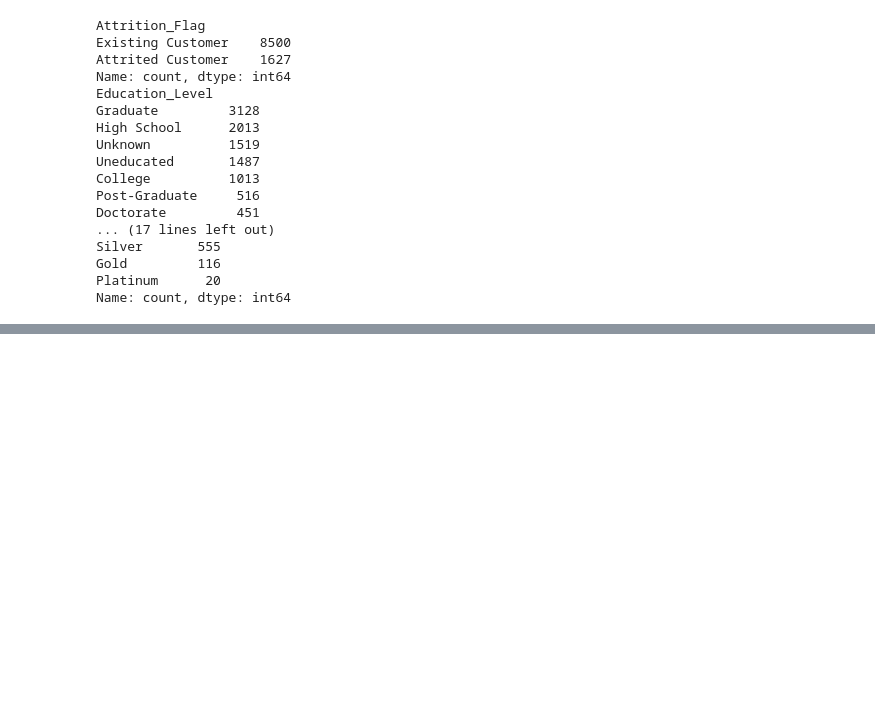
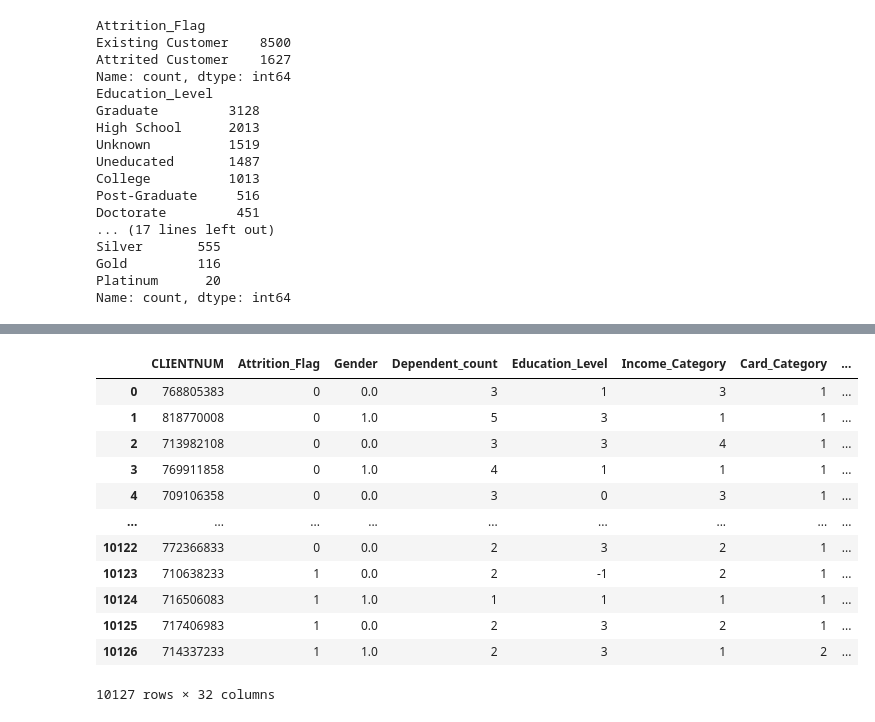
Before and after one commit to vineeethh/credit-card-churn, a Jupyter notebook: Notebook/_002_Exploratory_Data_Analysis_.ipynb, the cells around one changed output, grey strips where cells are left out. Drawn from its saved outputs; the diff is of its cells as text; code cells hidden in the pictures; blank space fills up the shorter version.

```diff
--- a/Notebook/_002_Exploratory_Data_Analysis_.ipynb
+++ b/Notebook/_002_Exploratory_Data_Analysis_.ipynb
@@ -19,4 +26,0 @@ data.head()
-# %%
-#Removing CLIENTNUM
-data.drop(['CLIENTNUM'], axis=1, inplace=True)
-data.shape
@@ -81,9 +268,4 @@ data['Card_Category'] = data['Card_Category'].map({
 # %%
-#Usinng pandas converting Categorical variable to dummies
-dummies = pd.get_dummies(data['Marital_Status'], drop_first=True)
-dummies = dummies.astype(int)
-dummies
-# Concatenate the dummies with the original dataframe
-data = pd.concat([data, dummies], axis= 1)
-# Drop the original 'Marital_Status' column
+dummies = pd.get_dummies(data['Marital_Status'])
+data = pd.concat([data, dummies], axis=1)
 data.drop(['Marital_Status'], axis=1, inplace=True)
@@ -90,14 +305,10 @@ data.drop(['Marital_Status'], axis=1, inplace=True)
 # %%
-import pandas as pd
-import numpy as np
-
 # Binning Age
 age_bins = [0, 30, 40, 50, 60, np.inf]
 age_labels = ['Under 30', '30-40', '40-50', '50-60', '60+']
 data['Customer_Age_Binned'] = pd.cut(data['Customer_Age'], bins=age_bins, labels=age_labels)
-
-# Creating dummy variables for Age_Binned
 age_dummies = pd.get_dummies(data['Customer_Age_Binned'], prefix='Age')
 
 # Adding the dummy variables to the original DataFrame
 data = pd.concat([data, age_dummies], axis=1)
+data.drop(['Customer_Age', 'Customer_Age_Binned'], axis=1, inplace=True)
@@ -104,26 +364,23 @@ data = pd.concat([data, age_dummies], axis=1)
 # %%
-import pandas as pd
-import numpy as np
-
-
-# Binning Total_Trans_Amt
 trans_amt_bins = [0, 1000, 5000, 10000, np.inf]
 trans_amt_labels = ['Low', 'Medium', 'High', 'Very High']
 data['Total_Trans_Amt_Binned'] = pd.cut(data['Total_Trans_Amt'], bins=trans_amt_bins, labels=trans_amt_labels)
-
-# Binning Avg_Open_To_Buy
-open_to_buy_bins = [0, 5000, 15000, 30000, np.inf]
-open_to_buy_labels = ['Low', 'Medium', 'High', 'Very High']
-data['Avg_Open_To_Buy_Binned'] = pd.cut(data['Avg_Open_To_Buy'], bins=open_to_buy_bins, labels=open_to_buy_labels)
-
-# Binning Total_Revolving_Bal
-revolving_bal_bins = [0, 500, 1500, 3000, np.inf]
-revolving_bal_labels = ['Low', 'Medium', 'High', 'Very High']
-data['Total_Revolving_Bal_Binned'] = pd.cut(data['Total_Revolving_Bal'], bins=revolving_bal_bins, labels=revolving_bal_labels)
-
-# Creating dummy variables for all binned columns
-dummies = pd.get_dummies(data[['Total_Trans_Amt_Binned', 'Avg_Open_To_Buy_Binned',
-                               'Total_Revolving_Bal_Binned']])
-
+Total_Trans_Amt_dummies = pd.get_dummies(data['Total_Trans_Amt_Binned'], prefix = 'Total_Trans_Amt_Binned')
 # Adding the dummy variables to the original DataFrame
-data = pd.concat([data, dummies], axis=1)
+data = pd.concat([data, Total_Trans_Amt_dummies], axis = 1  )
+# # Binning Avg_Open_To_Buy
+data.drop(columns='Total_Trans_Amt_Binned')
+# %% [output]
+|  | CLIENTNUM | Attrition_Flag | Gender | Dependent_count | Education_Level | Income_Category | Card_Category | ... |
+| 0 | 768805383 | 0 | 0.0 | 3 | 1 | 3 | 1 | ... |
+| 1 | 818770008 | 0 | 1.0 | 5 | 3 | 1 | 1 | ... |
+| 2 | 713982108 | 0 | 0.0 | 3 | 3 | 4 | 1 | ... |
+| 3 | 769911858 | 0 | 1.0 | 4 | 1 | 1 | 1 | ... |
+| 4 | 709106358 | 0 | 0.0 | 3 | 0 | 3 | 1 | ... |
+| ... | ... | ... | ... | ... | ... | ... | ... | ... |
+| 10122 | 772366833 | 0 | 0.0 | 2 | 3 | 2 | 1 | ... |
+| 10123 | 710638233 | 1 | 0.0 | 2 | -1 | 2 | 1 | ... |
+| 10124 | 716506083 | 1 | 1.0 | 1 | 1 | 1 | 1 | ... |
+| 10125 | 717406983 | 1 | 0.0 | 2 | 3 | 2 | 1 | ... |
+| 10126 | 714337233 | 1 | 1.0 | 2 | 3 | 1 | 2 | ... |
+10127 rows × 32 columns
```
Also changed, not shown: parts of 45 cells of this notebook, 1 other file.
